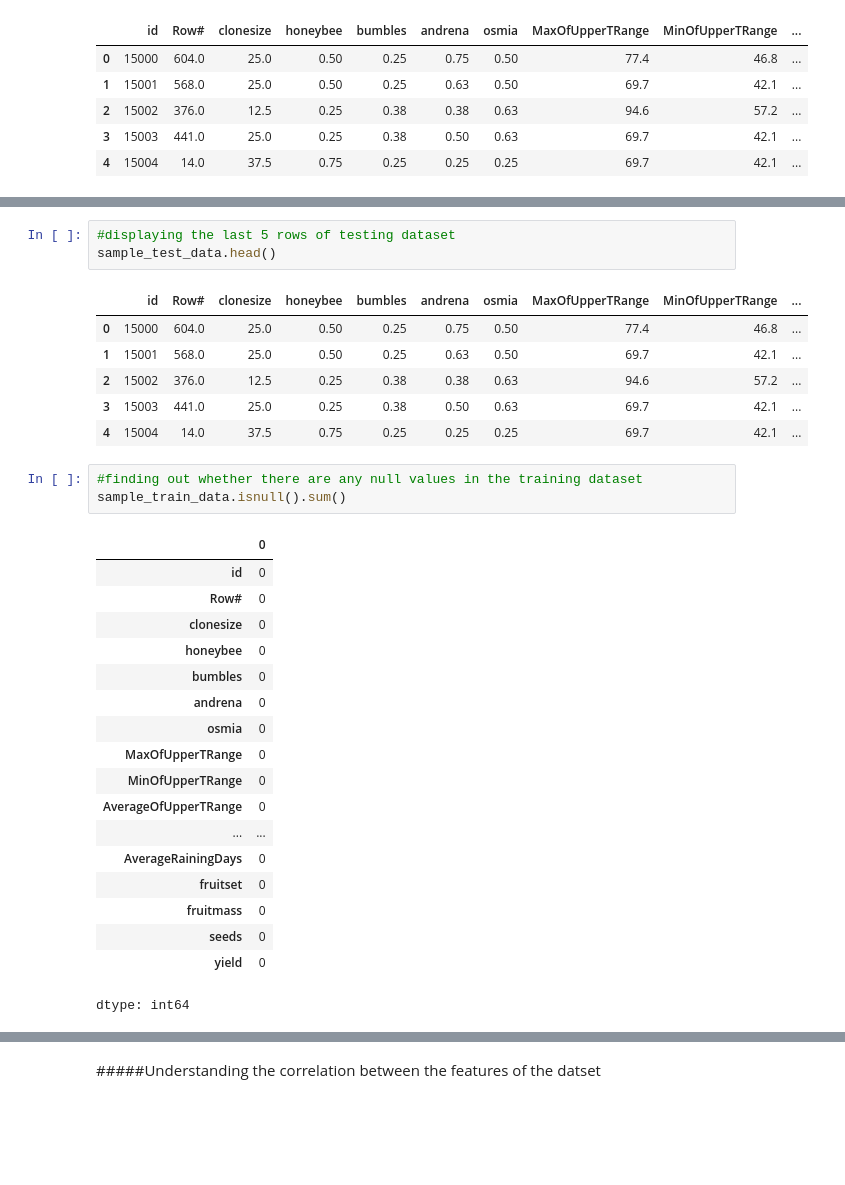
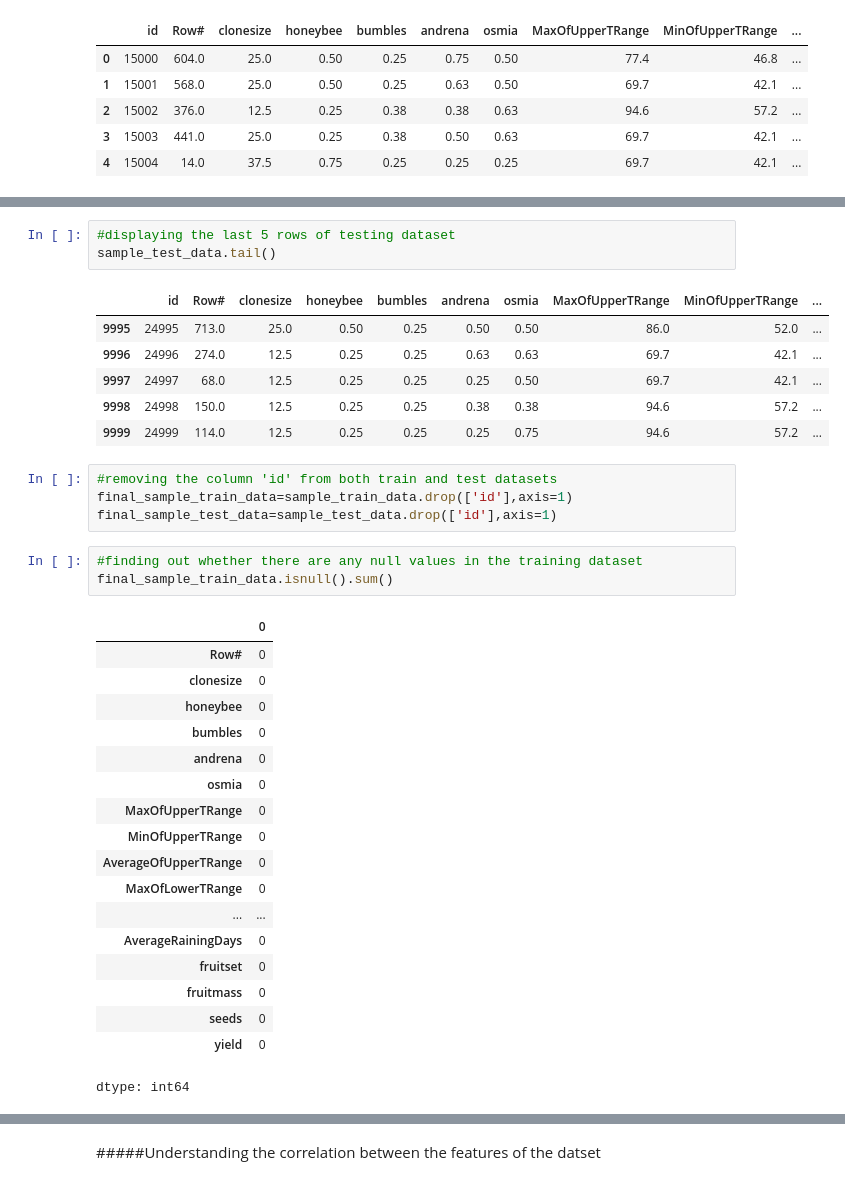
Before and after one commit to carol-furtado/Predicting-Blueberry-Yield-Using-Supervised-Regression-Models-A-Kaggle-ML-League-Challenge, a Jupyter notebook: WEC_competition.ipynb, the cells around one changed output, grey strips where cells are left out. Cells and saved outputs as stored; diff of their text form; blank space fills up the shorter version.

```diff
--- a/WEC_competition.ipynb
+++ b/WEC_competition.ipynb
@@ -75,20 +75,23 @@ sample_train_data.tail()
 | 14999 | 14999 | 167.0 | 12.5 | 0.25 | 0.25 | 0.38 | 0.50 | 69.7 | 42.1 | ... |
 # %%
 #displaying the last 5 rows of testing dataset
-sample_test_data.head()
+sample_test_data.tail()
 # %% [output]
 |  | id | Row# | clonesize | honeybee | bumbles | andrena | osmia | MaxOfUpperTRange | MinOfUpperTRange | ... |
-| 0 | 15000 | 604.0 | 25.0 | 0.50 | 0.25 | 0.75 | 0.50 | 77.4 | 46.8 | ... |
-| 1 | 15001 | 568.0 | 25.0 | 0.50 | 0.25 | 0.63 | 0.50 | 69.7 | 42.1 | ... |
-| 2 | 15002 | 376.0 | 12.5 | 0.25 | 0.38 | 0.38 | 0.63 | 94.6 | 57.2 | ... |
-| 3 | 15003 | 441.0 | 25.0 | 0.25 | 0.38 | 0.50 | 0.63 | 69.7 | 42.1 | ... |
-| 4 | 15004 | 14.0 | 37.5 | 0.75 | 0.25 | 0.25 | 0.25 | 69.7 | 42.1 | ... |
+| 9995 | 24995 | 713.0 | 25.0 | 0.50 | 0.25 | 0.50 | 0.50 | 86.0 | 52.0 | ... |
+| 9996 | 24996 | 274.0 | 12.5 | 0.25 | 0.25 | 0.63 | 0.63 | 69.7 | 42.1 | ... |
+| 9997 | 24997 | 68.0 | 12.5 | 0.25 | 0.25 | 0.25 | 0.50 | 69.7 | 42.1 | ... |
+| 9998 | 24998 | 150.0 | 12.5 | 0.25 | 0.25 | 0.38 | 0.38 | 94.6 | 57.2 | ... |
+| 9999 | 24999 | 114.0 | 12.5 | 0.25 | 0.25 | 0.25 | 0.75 | 94.6 | 57.2 | ... |
+# %%
+#removing the column 'id' from both train and test datasets
+final_sample_train_data=sample_train_data.drop(['id'],axis=1)
+final_sample_test_data=sample_test_data.drop(['id'],axis=1)
 # %%
 #finding out whether there are any null values in the training dataset
-sample_train_data.isnull().sum()
+final_sample_train_data.isnull().sum()
 # %% [output]
 |  | 0 |
-| id | 0 |
 | Row# | 0 |
 | clonesize | 0 |
 | honeybee | 0 |
@@ -98,6 +101,7 @@ sample_train_data.isnull().sum()
 | MaxOfUpperTRange | 0 |
 | MinOfUpperTRange | 0 |
 | AverageOfUpperTRange | 0 |
+| MaxOfLowerTRange | 0 |
 | ... | ... |
 | AverageRainingDays | 0 |
 | fruitset | 0 |
```
Also changed, not shown: parts of 7 cells of this notebook.
